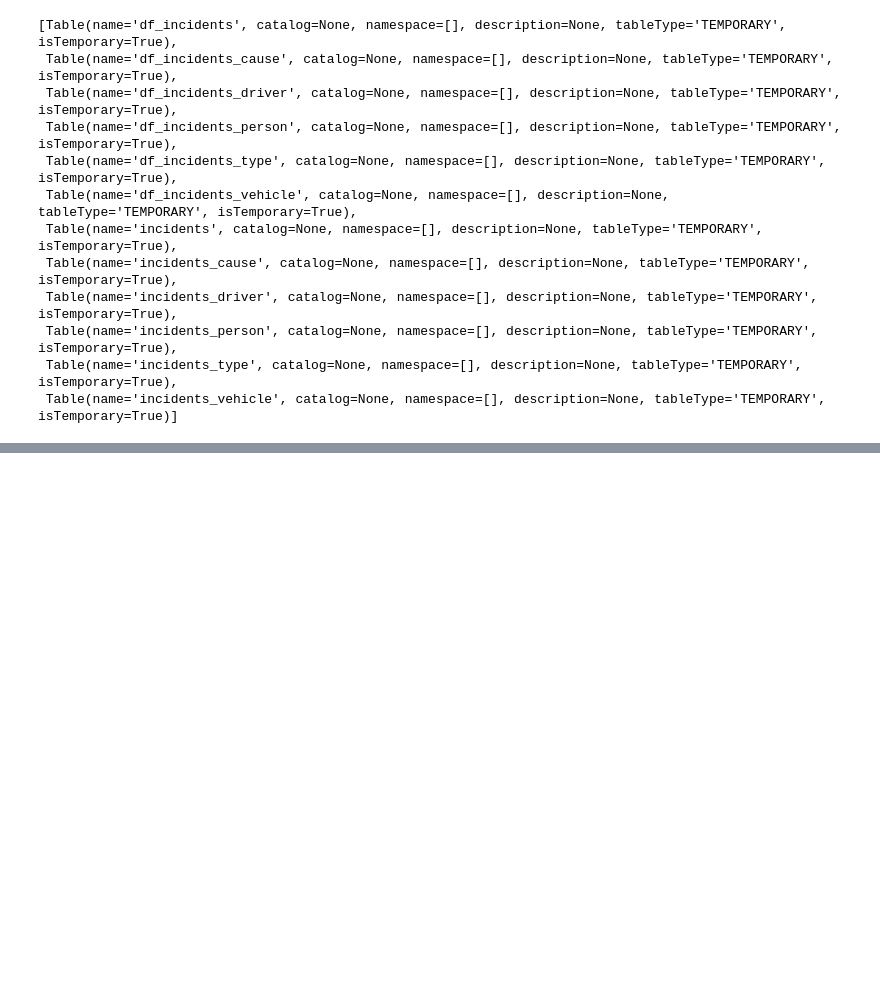
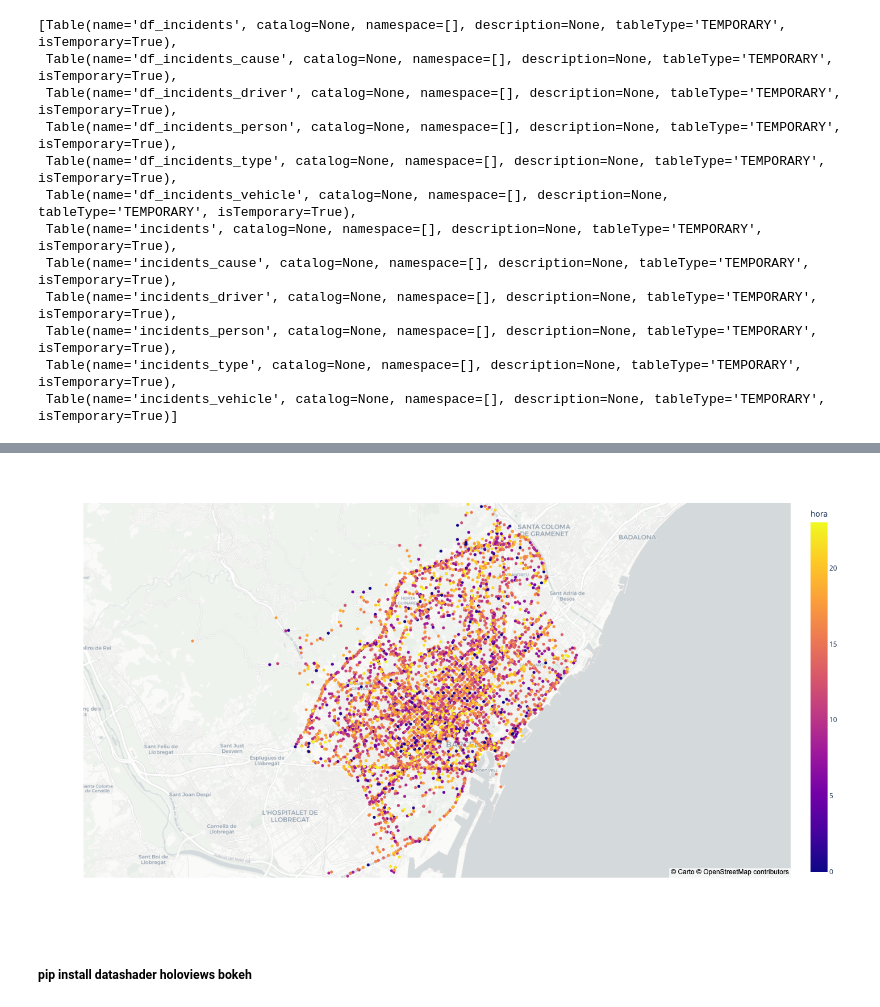
Before and after one commit to pyrenaicus/barcelona-traffic-incidents, a Jupyter notebook: notebook/bcn_traffic_incidents.ipynb, the cells around one changed output, grey strips where cells are left out. Saved outputs shown, nothing was run; the diff lists cells and outputs as text; code cells hidden in the pictures; blank space fills up the shorter version.

Commit message:
add plotly map

```diff
--- a/notebook/bcn_traffic_incidents.ipynb
+++ b/notebook/bcn_traffic_incidents.ipynb
@@ -1706,0 +1709,20 @@ ImportError: cannot import name 'KeplerGL' from 'keplergl' (/opt/anaconda3/lib/p
+# %%
+import plotly.express as px
+
+# Create a Plotly scatter mapbox plot
+fig = px.scatter_mapbox(
+    df_clean,
+    lat="lat",
+    lon="long",
+    hover_name="morts",
+    color="hora",
+    mapbox_style="carto-positron",
+    zoom=11.5,
+    height=800
+)
+
+fig.show()
+# %% [output]
+[figure, added]
+# %% [markdown]
+##### pip install datashader holoviews bokeh
```
Also changed, not shown: parts of 8 cells of this notebook.
